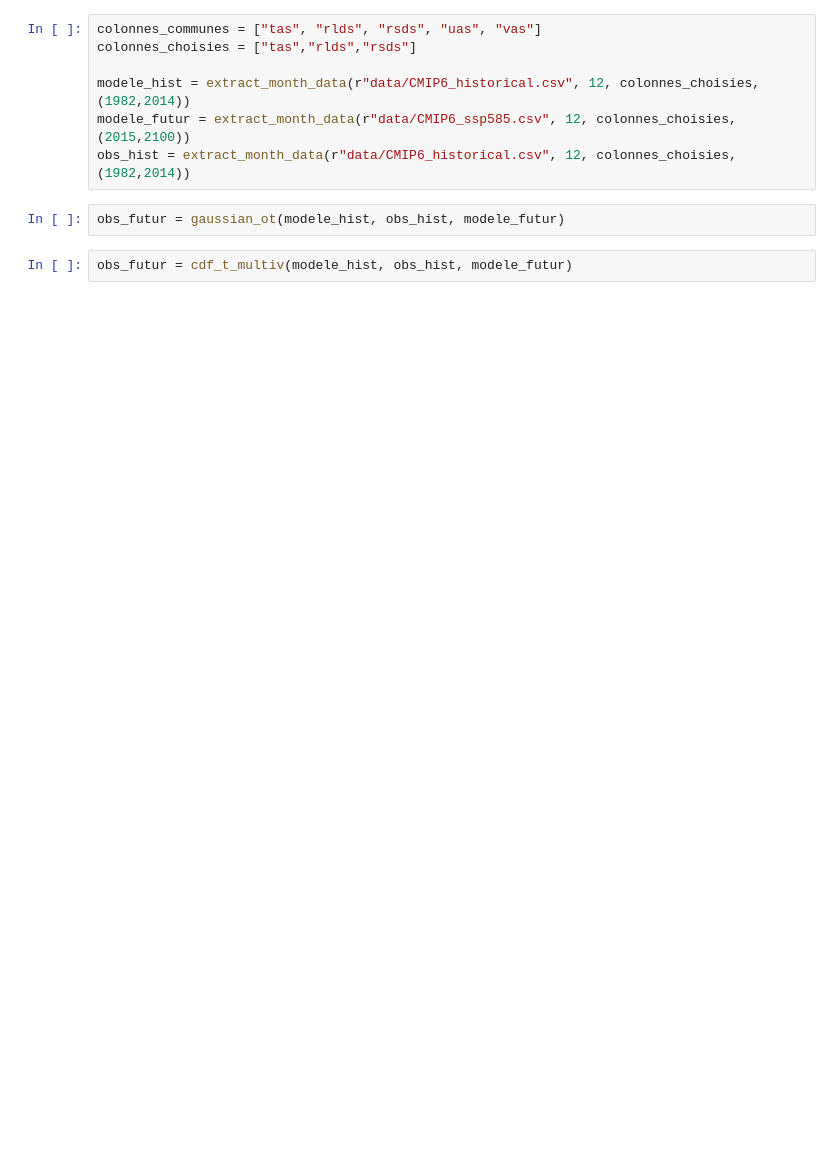
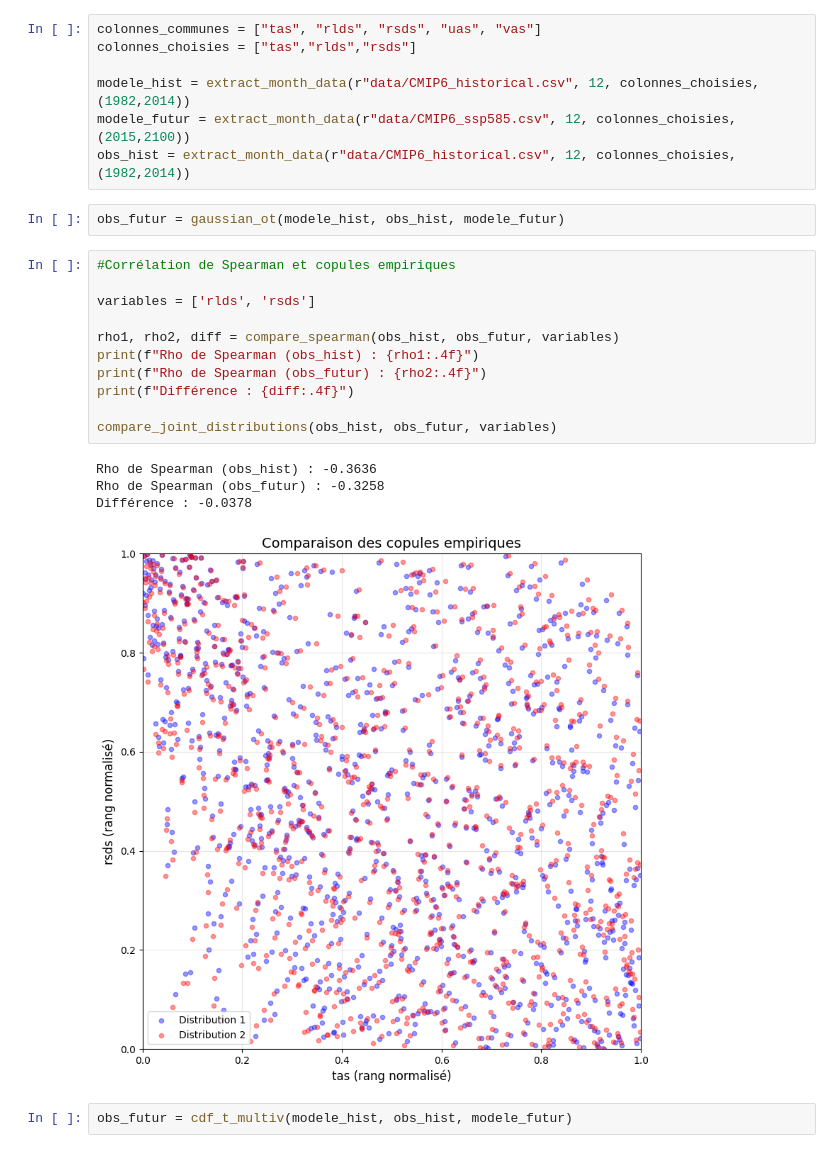
Before and after one commit to tristanczz/statapp_edf_25, a Jupyter notebook: CDF-t.ipynb, the cells around one changed output. Saved outputs shown, nothing was run; the diff lists cells and outputs as text; blank space fills up the shorter version.

Commit message:
Comparaison distributions jointes

```diff
--- a/CDF-t.ipynb
+++ b/CDF-t.ipynb
@@ -227,5 +233,21 @@ modele_futur = extract_month_data(r"data/CMIP6_ssp585.csv", 12, colonnes_choisie
 obs_hist = extract_month_data(r"data/CMIP6_historical.csv", 12, colonnes_choisies, (1982,2014))
 # %%
 obs_futur = gaussian_ot(modele_hist, obs_hist, modele_futur)
+# %%
+#Corrélation de Spearman et copules empiriques
+
+variables = ['rlds', 'rsds']
+
+rho1, rho2, diff = compare_spearman(obs_hist, obs_futur, variables)
+print(f"Rho de Spearman (obs_hist) : {rho1:.4f}")
+print(f"Rho de Spearman (obs_futur) : {rho2:.4f}")
+print(f"Différence : {diff:.4f}")
+
+compare_joint_distributions(obs_hist, obs_futur, variables)
+# %% [output]
+Rho de Spearman (obs_hist) : -0.3636
+Rho de Spearman (obs_futur) : -0.3258
+Différence : -0.0378
+[figure, added]
 # %%
 obs_futur = cdf_t_multiv(modele_hist, obs_hist, modele_futur)
```
Also changed, not shown: parts of 5 cells of this notebook, 1 other file.
